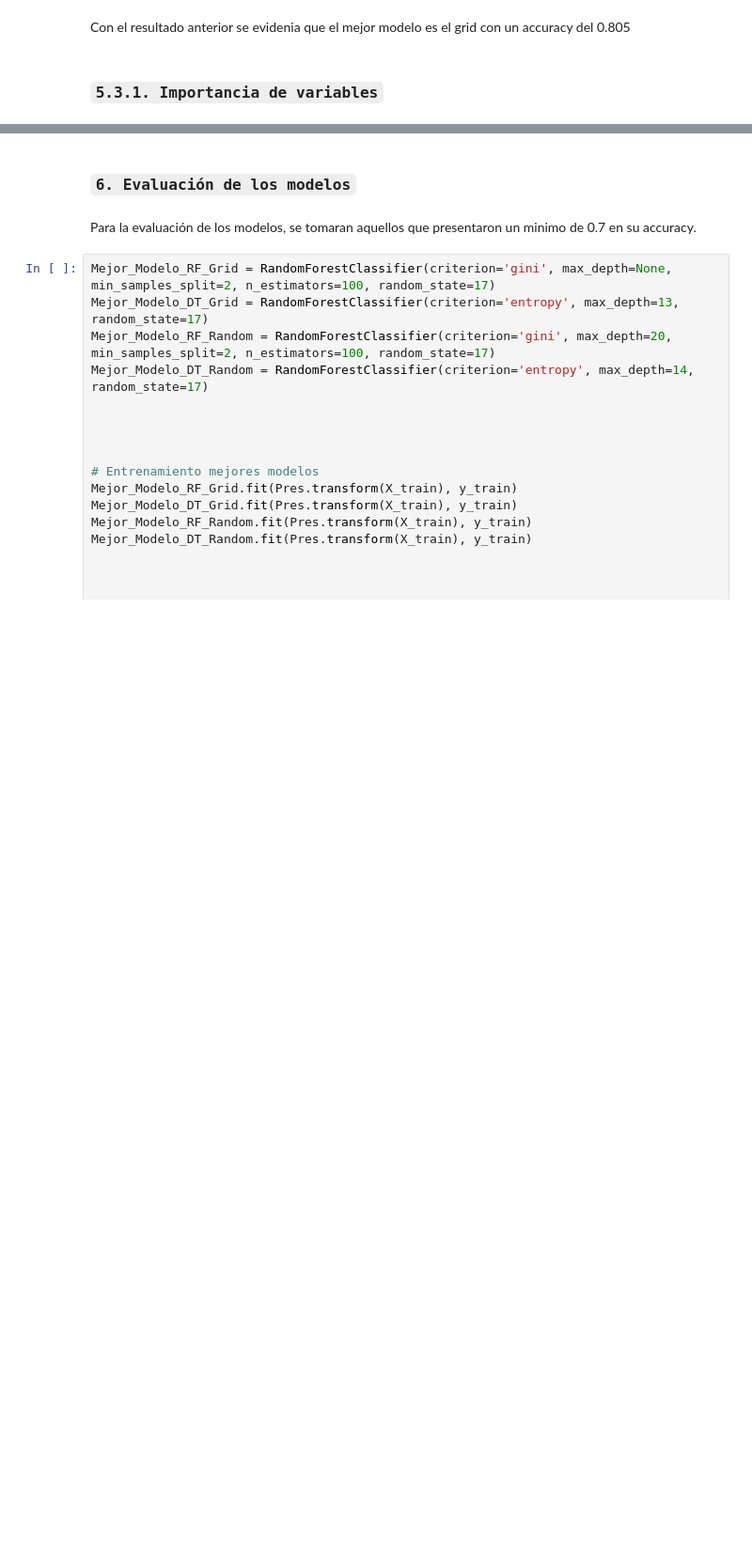
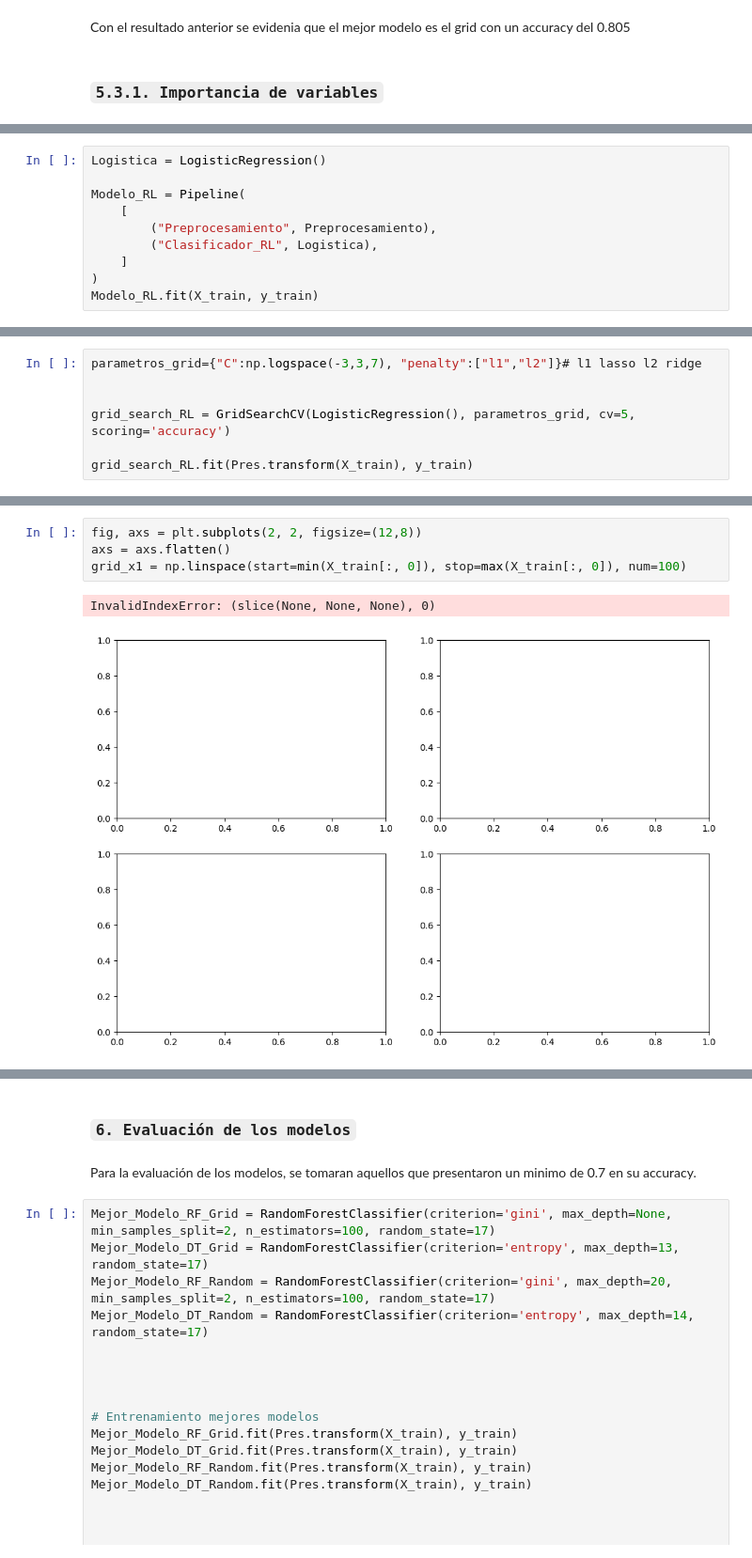
Before and after one commit to JuliethLambrano930/Proyecto_Final, a Jupyter notebook: Notebooks/aprendizaje_supervisado.ipynb, the cells around one changed output, grey strips where cells are left out. Shown at 94% size. Cells and saved outputs as stored; diff of their text form; blank space fills up the shorter version.

```diff
--- a/Notebooks/aprendizaje_supervisado.ipynb
+++ b/Notebooks/aprendizaje_supervisado.ipynb
@@ -474,0 +514,10 @@ ax.figure.tight_layout()
+# %%
+Logistica = LogisticRegression()
+
+Modelo_RL = Pipeline(
+    [
+        ("Preprocesamiento", Preprocesamiento),
+        ("Clasificador_RL", Logistica),
+    ]
+)
+Modelo_RL.fit(X_train, y_train)
@@ -474,0 +538,7 @@ ax.figure.tight_layout()
+# %%
+parametros_grid={"C":np.logspace(-3,3,7), "penalty":["l1","l2"]}# l1 lasso l2 ridge
+
+
+grid_search_RL = GridSearchCV(LogisticRegression(), parametros_grid, cv=5, scoring='accuracy')
+
+grid_search_RL.fit(Pres.transform(X_train), y_train)
@@ -474,0 +671,7 @@ ax.figure.tight_layout()
+# %%
+fig, axs = plt.subplots(2, 2, figsize=(12,8))
+axs = axs.flatten()
+grid_x1 = np.linspace(start=min(X_train[:, 0]), stop=max(X_train[:, 0]), num=100)
+# %% [output]
+InvalidIndexError: (slice(None, None, None), 0)
+[figure, added]
```
Also changed, not shown: parts of 30 cells of this notebook.
